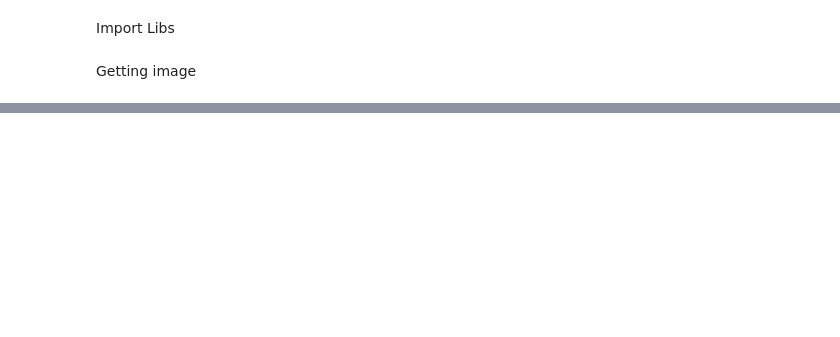
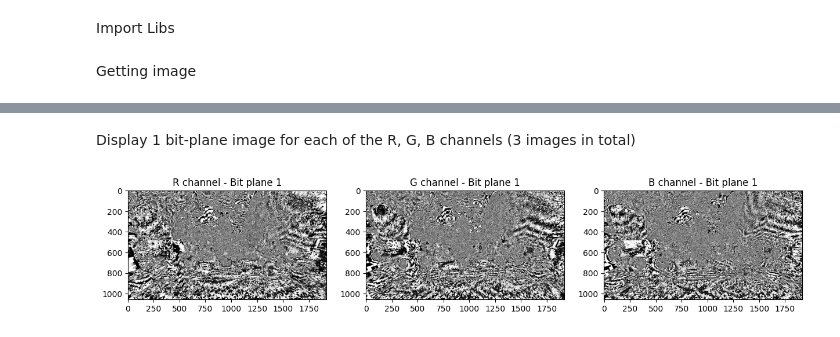
Before and after one commit to tano-dev/Image-Processing-and-Analysis_MTH10317, a Jupyter notebook: Week 1/23110163_NguyenVanPhucHuy_Lab01.ipynb, the cells around one changed output, grey strips where cells are left out. Drawn from its saved outputs; the diff is of its cells as text; code cells hidden in the pictures; blank space fills up the shorter version.

```diff
--- a/Week 1/23110163_NguyenVanPhucHuy_Lab01.ipynb
+++ b/Week 1/23110163_NguyenVanPhucHuy_Lab01.ipynb
@@ -37,0 +94,34 @@ Function to check if image
+# %% [markdown]
+Display 1 bit-plane image for each of the R, G, B channels (3 images in total)
+# %%
+# create newImg in uint8
+newImg_uint8 = (newImg * 255).astype(np.uint8)
+# Slicing
+BIT_PLANE_VALUE = 2  # 1, 2, 4, 8, 16, 32, 64, 128 (level 0-7)
+BIT_INDEX = int(np.log2(BIT_PLANE_VALUE)) # get bit level instead manual cuz lazy
+
+r_channel = newImg_uint8[:, :, 2]
+g_channel = newImg_uint8[:, :, 1]
+b_channel = newImg_uint8[:, :, 0]
+
+# Convert img to bit-plane images
+bit_plane_r = cv2.bitwise_and(r_channel, BIT_PLANE_VALUE)
+bit_plane_g = cv2.bitwise_and(g_channel, BIT_PLANE_VALUE)
+bit_plane_b = cv2.bitwise_and(b_channel, BIT_PLANE_VALUE)
+# plot
+plt.figure(figsize=(15, 6))
+
+plt.subplot(1, 3, 1)
+plt.imshow(bit_plane_r, cmap='gray')
+plt.title(f"R channel - Bit plane {BIT_INDEX}")
+
+plt.subplot(1, 3, 2)
+plt.imshow(bit_plane_g, cmap='gray')
+plt.title(f"G channel - Bit plane {BIT_INDEX}")
+
+plt.subplot(1, 3, 3)
+plt.imshow(bit_plane_b, cmap='gray')
+plt.title(f"B channel - Bit plane {BIT_INDEX}")
+plt.show()
+# %% [output]
+[figure, added]
```
Also changed, not shown: parts of 12 cells of this notebook.
